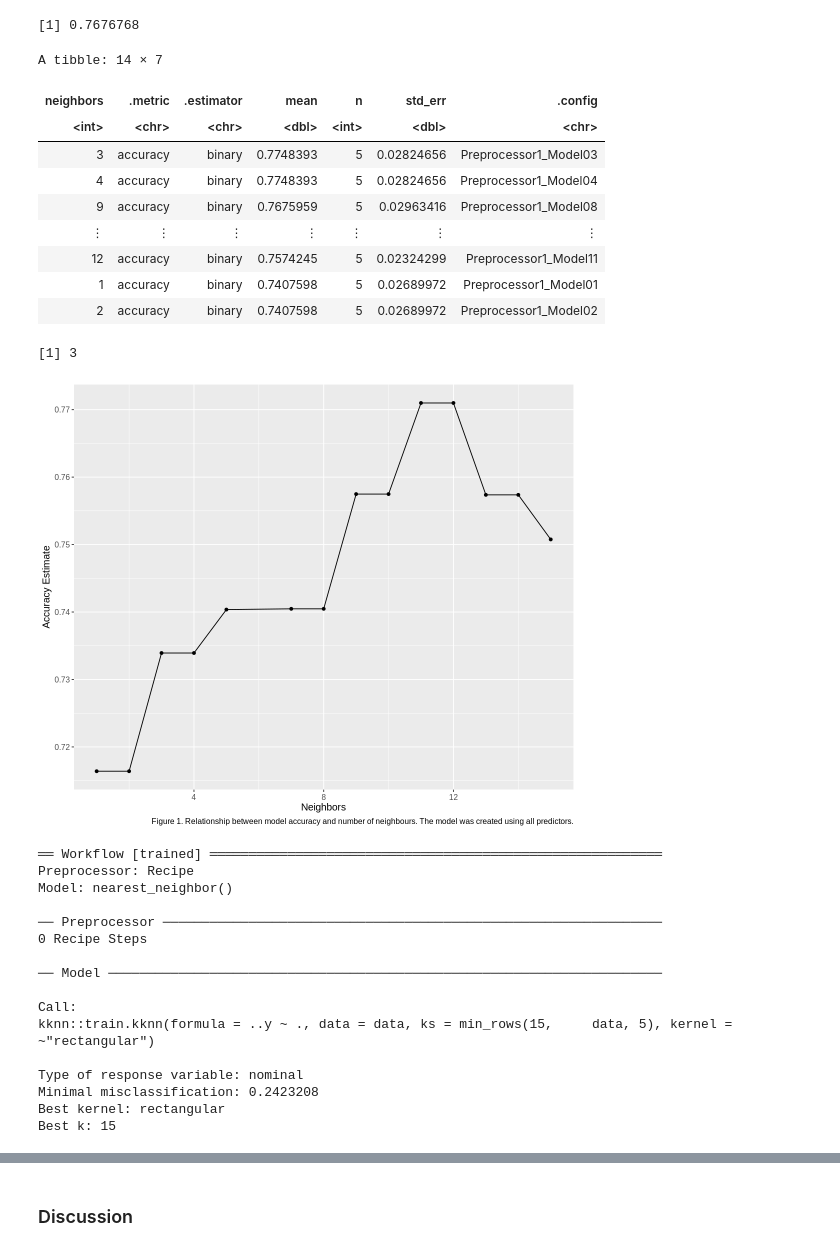
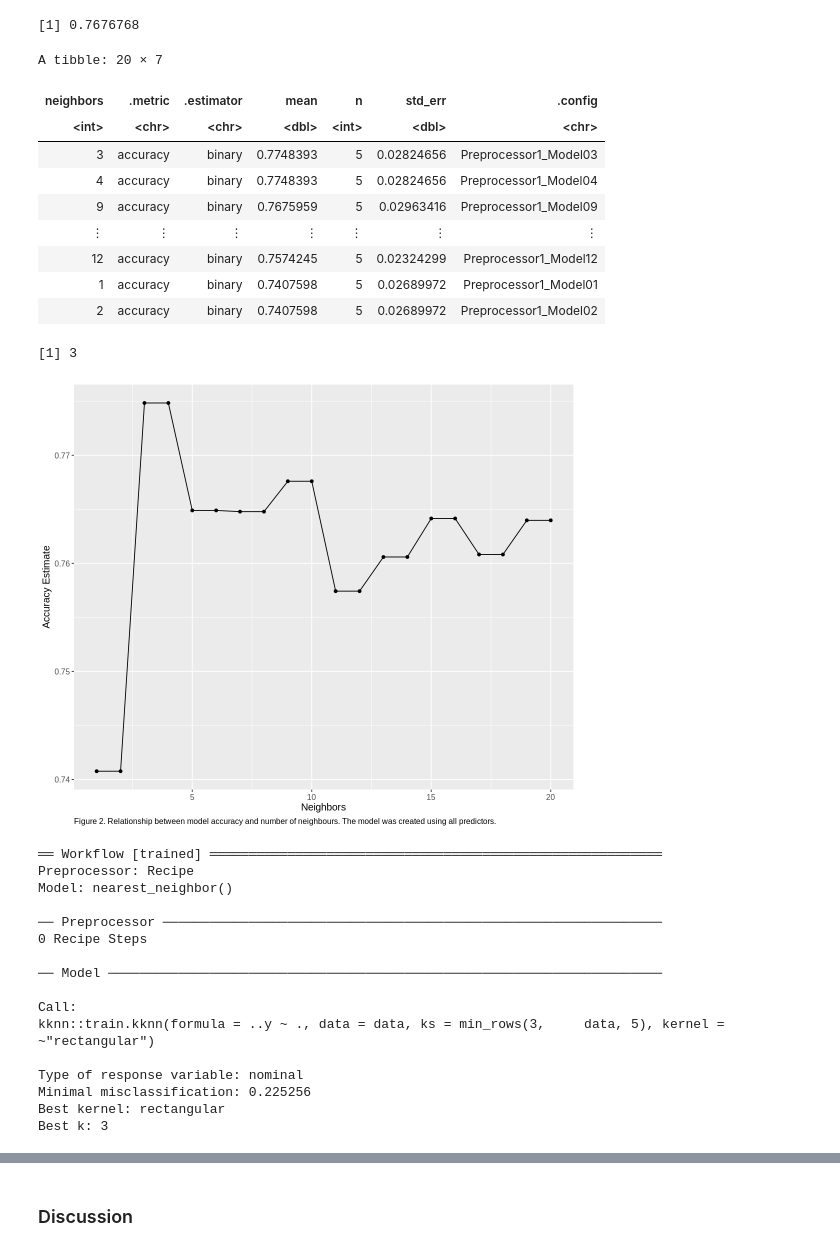
Before and after one commit to hsgao12/dsci-100-group-132, a Jupyter notebook: DSCI100 report.ipynb, the cells around one changed output, grey strips where cells are left out. Cells and saved outputs as stored; diff of their text form; code cells hidden in the pictures.

```diff
--- a/DSCI100 report.ipynb
+++ b/DSCI100 report.ipynb
@@ -314,9 +342,9 @@ test_accuracy
 [1] 0.7676768
 # %%
 set.seed(SEED)
-diabete_vfold <- vfold_cv(diabete_train, v = 5, strata = Outcome)
+diabetes_vfold <- vfold_cv(diabetes_train, v = 5, strata = Outcome)
 # %%
-knn_recipe <- recipe(Outcome ~ ., data = diabete_train) |>
+knn_recipe <- recipe(Outcome ~ ., data = diabetes_train) |>
                   step_scale(all_predictors()) |>
                   step_center(all_predictors())
 # %%
@@ -325,23 +353,27 @@ knn_spec <- nearest_neighbor(weight_func = "rectangular", neighbors = tune()) |>
                 set_mode("classification")
 # %%
 set.seed(SEED)
+
+# testing k = 1 though 20
+k_vals <- tibble(neighbors = seq(from = 1, to =20))
+
 knn_results <- workflow() |>
                add_recipe(knn_recipe) |>
                add_model(knn_spec) |>
-               tune_grid(resamples = diabete_vfold, grid = 20) |>
+               tune_grid(resamples = diabetes_vfold, grid = k_vals) |>
                collect_metrics() |>
                filter(.metric == "accuracy") |>
                arrange(desc(mean))
 knn_results
 # %% [output]
-A tibble: 14 × 7
+A tibble: 20 × 7
 | neighbors | .metric | .estimator | mean | n | std_err | .config |
 | <int> | <chr> | <chr> | <dbl> | <int> | <dbl> | <chr> |
 | 3 | accuracy | binary | 0.7748393 | 5 | 0.02824656 | Preprocessor1_Model03 |
 | 4 | accuracy | binary | 0.7748393 | 5 | 0.02824656 | Preprocessor1_Model04 |
-| 9 | accuracy | binary | 0.7675959 | 5 | 0.02963416 | Preprocessor1_Model08 |
+| 9 | accuracy | binary | 0.7675959 | 5 | 0.02963416 | Preprocessor1_Model09 |
 | ⋮ | ⋮ | ⋮ | ⋮ | ⋮ | ⋮ | ⋮ |
-| 12 | accuracy | binary | 0.7574245 | 5 | 0.02324299 | Preprocessor1_Model11 |
+| 12 | accuracy | binary | 0.7574245 | 5 | 0.02324299 | Preprocessor1_Model12 |
 | 1 | accuracy | binary | 0.7407598 | 5 | 0.02689972 | Preprocessor1_Model01 |
 | 2 | accuracy | binary | 0.7407598 | 5 | 0.02689972 | Preprocessor1_Model02 |
 # %%
@@ -352,29 +384,30 @@ neighbor
 # %%
 options(repr.plot.height = 7.5, repr.plot.width = 9)
 
 cross_val_plot <- ggplot(knn_results, aes(x = neighbors, y = mean)) +
                     geom_point() +
                     geom_line() +
                     labs(x = "Neighbors", y = "Accuracy Estimate",
-                         caption = "Figure 1. Relationship between model accuracy and number of neighbours. The model was created using all predictors.") +
-                    theme(text = element_text(size = 12))
+                         caption = "Figure 2. Relationship between model accuracy and number of neighbours. The model was created using all predictors.") +
+                    theme(text = element_text(size = 12),
+                          plot.caption = element_text(hjust = 0))
 
 cross_val_plot
 # %% [output]
-[figure, old version]
+[figure, new version]
 # %%
-diabete_recipe <- recipe(Outcome ~., data = diabete_train)
+diabetes_recipe <- recipe(Outcome ~., data = diabetes_train)
 
-diabete_spec <- nearest_neighbor(weight_func = "rectangular", neighbors = 15) |>
+diabetes_spec <- nearest_neighbor(weight_func = "rectangular", neighbors = 3) |>
                set_engine("kknn") |>
                set_mode("classification")
 
-diabete_fit <- workflow() |>
-             add_recipe(diabete_recipe) |>
-             add_model(diabete_spec) |>
-             fit(data = diabete_train)
+diabetes_fit <- workflow() |>
+             add_recipe(diabetes_recipe) |>
+             add_model(diabetes_spec) |>
+             fit(data = diabetes_train)
 
-diabete_fit
+diabetes_fit
 # %% [output]
 ══ Workflow [trained] ══════════════════════════════════════════════════════════
 Preprocessor: Recipe
@@ -386,12 +419,12 @@ Model: nearest_neighbor()
 ── Model ───────────────────────────────────────────────────────────────────────
 
 Call:
-kknn::train.kknn(formula = ..y ~ ., data = data, ks = min_rows(15,     data, 5), kernel = ~"rectangular")
+kknn::train.kknn(formula = ..y ~ ., data = data, ks = min_rows(3,     data, 5), kernel = ~"rectangular")
 
 Type of response variable: nominal
-Minimal misclassification: 0.2423208
+Minimal misclassification: 0.225256
 Best kernel: rectangular
-Best k: 15
+Best k: 3
 # %%
 set.seed(SEED)
 
```
Also changed, not shown: parts of 10 cells of this notebook.
